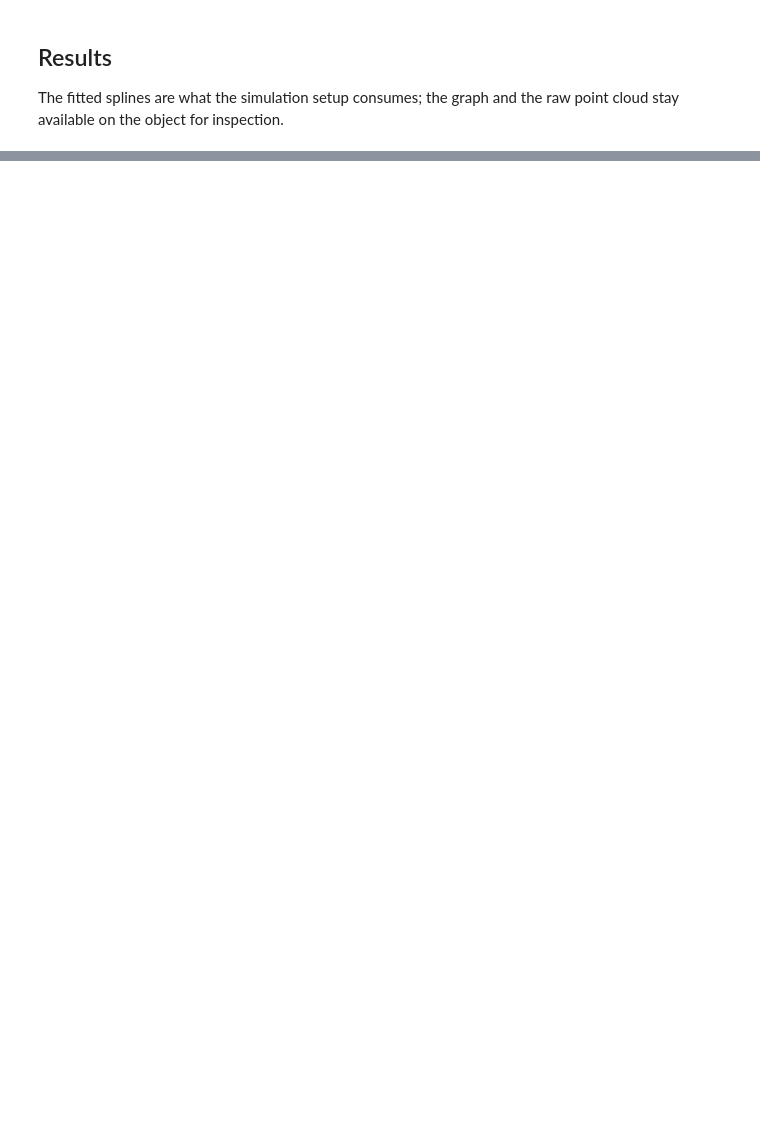
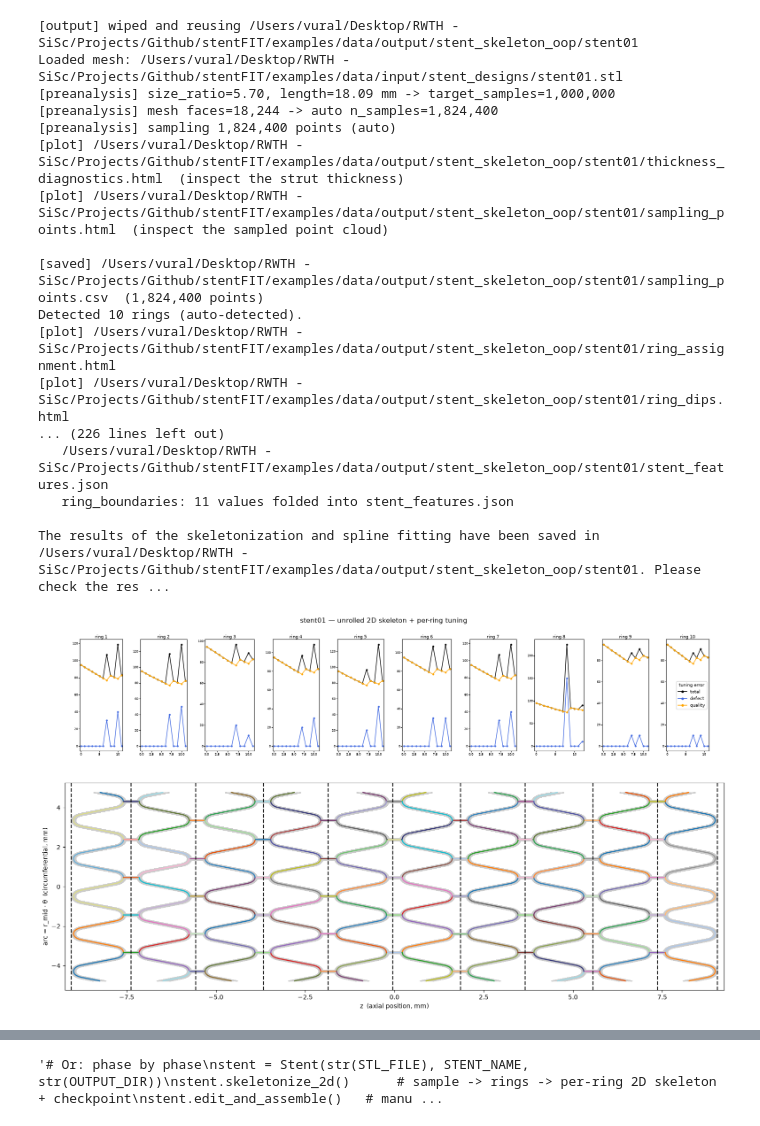
Before and after one commit to VuralAktas/stentFIT, a Jupyter notebook: examples/oop/stent_skeleton.ipynb, the cells around one changed output, grey strips where cells are left out. Saved outputs shown, nothing was run; the diff lists cells and outputs as text; code cells hidden in the pictures; blank space fills up the shorter version.

Commit message:
simplifying the class API and renaming kernels to core

```diff
--- a/examples/oop/stent_skeleton.ipynb
+++ b/examples/oop/stent_skeleton.ipynb
@@ -82,5 +1,69 @@ stent.edit_and_assemble().finalize()
-# %% [markdown]
-## Results
-
-The fitted splines are what the simulation setup consumes; the graph and the
-raw point cloud stay available on the object for inspection.
+# %%
+import sys
+from pathlib import Path
+
+REPO = Path("/Users/vural/Desktop/RWTH - SiSc/Projects/Github/stentFIT")
+
+# `src_oop/stentfit` and the old `src/stentfit` share the import name `stentfit`,
+# so put src_oop first on the path to pick up the class API. Without this, an
+# installed copy of the old package wins and `Stent` does not exist.
+sys.path.insert(0, str(REPO / "src_oop"))
+
+import stentfit
+from stentfit import Stent
+
+assert (REPO / "src_oop") in Path(stentfit.__file__).resolve().parents, (
+    f"imported the wrong stentfit: {stentfit.__file__}")
+
+STENT_NAME = "stent01"
+STL_FILE   = REPO / "examples/data/input/stent_designs" / f"{STENT_NAME}.stl"
+OUTPUT_DIR = REPO / "examples/data/output/stent_skeleton_oop" / STENT_NAME
+
+
+# Tuning parameters are constructor arguments: set once, held on the object.
+stent = Stent(
+    stl_file=str(STL_FILE),
+    stent_name=STENT_NAME,
+    output_dir=str(OUTPUT_DIR),
+    random_seed=0,
+    remove_supports=(STENT_NAME == "16crownCrimpedXienceStent+extremaSupports"),
+    auto_tune=True,
+    pixels_per_strut=10,
+    dilate_px=3,
+    tune_time_limit=120,
+)
+
+# One call: sample → detect rings → 2D-skeletonise → (prompt for manual edits) →
+# wrap to 3D → clean the graph → fit splines. It returns the same object, so you
+# can keep working with `stent` afterwards.
+stent.skeletonize()
+
+
+'''# Or: phase by phase
+stent = Stent(str(STL_FILE), STENT_NAME, str(OUTPUT_DIR))
+stent.skeletonize_2d()      # sample -> rings -> per-ring 2D skeleton + checkpoint
+stent.edit_and_assemble()   # manual 2D fixes -> one assembled flat skeleton
+stent.finalize()            # wrap to 3D -> clean graph -> fit splines
+
+# after a kernel restart, pick straight back up from the checkpoint:
+stent = Stent.load(str(OUTPUT_DIR))
+stent.edit_and_assemble().finalize()'''
+# %% [output]
+[output] wiped and reusing /Users/vural/Desktop/RWTH - SiSc/Projects/Github/stentFIT/examples/data/output/stent_skeleton_oop/stent01
+Loaded mesh: /Users/vural/Desktop/RWTH - SiSc/Projects/Github/stentFIT/examples/data/input/stent_designs/stent01.stl
+[preanalysis] size_ratio=5.70, length=18.09 mm -> target_samples=1,000,000
+[preanalysis] mesh faces=18,244 -> auto n_samples=1,824,400
+[preanalysis] sampling 1,824,400 points (auto)
+[plot] /Users/vural/Desktop/RWTH - SiSc/Projects/Github/stentFIT/examples/data/output/stent_skeleton_oop/stent01/thickness_diagnostics.html  (inspect the strut thickness)
+[plot] /Users/vural/Desktop/RWTH - SiSc/Projects/Github/stentFIT/examples/data/output/stent_skeleton_oop/stent01/sampling_points.html  (inspect the sampled point cloud)
+
+[saved] /Users/vural/Desktop/RWTH - SiSc/Projects/Github/stentFIT/examples/data/output/stent_skeleton_oop/stent01/sampling_points.csv  (1,824,400 points)
+Detected 10 rings (auto-detected).
+[plot] /Users/vural/Desktop/RWTH - SiSc/Projects/Github/stentFIT/examples/data/output/stent_skeleton_oop/stent01/ring_assignment.html
+[plot] /Users/vural/Desktop/RWTH - SiSc/Projects/Github/stentFIT/examples/data/output/stent_skeleton_oop/stent01/ring_dips.html
+... (226 lines left out)
+   /Users/vural/Desktop/RWTH - SiSc/Projects/Github/stentFIT/examples/data/output/stent_skeleton_oop/stent01/stent_features.json
+   ring_boundaries: 11 values folded into stent_features.json
+
+The results of the skeletonization and spline fitting have been saved in /Users/vural/Desktop/RWTH - SiSc/Projects/Github/stentFIT/examples/data/output/stent_skeleton_oop/stent01. Please check the res ...
+[figure, added]
@@ -87 +75,2 @@ raw point cloud stay available on the object for inspection.
+'# Or: phase by phase\nstent = Stent(str(STL_FILE), STENT_NAME, str(OUTPUT_DIR))\nstent.skeletonize_2d()      # sample -> rings -> per-ring 2D skeleton + checkpoint\nstent.edit_and_assemble()   # manu ...
 # %%
```
Also changed, not shown: parts of 8 cells of this notebook, 17 other files.
